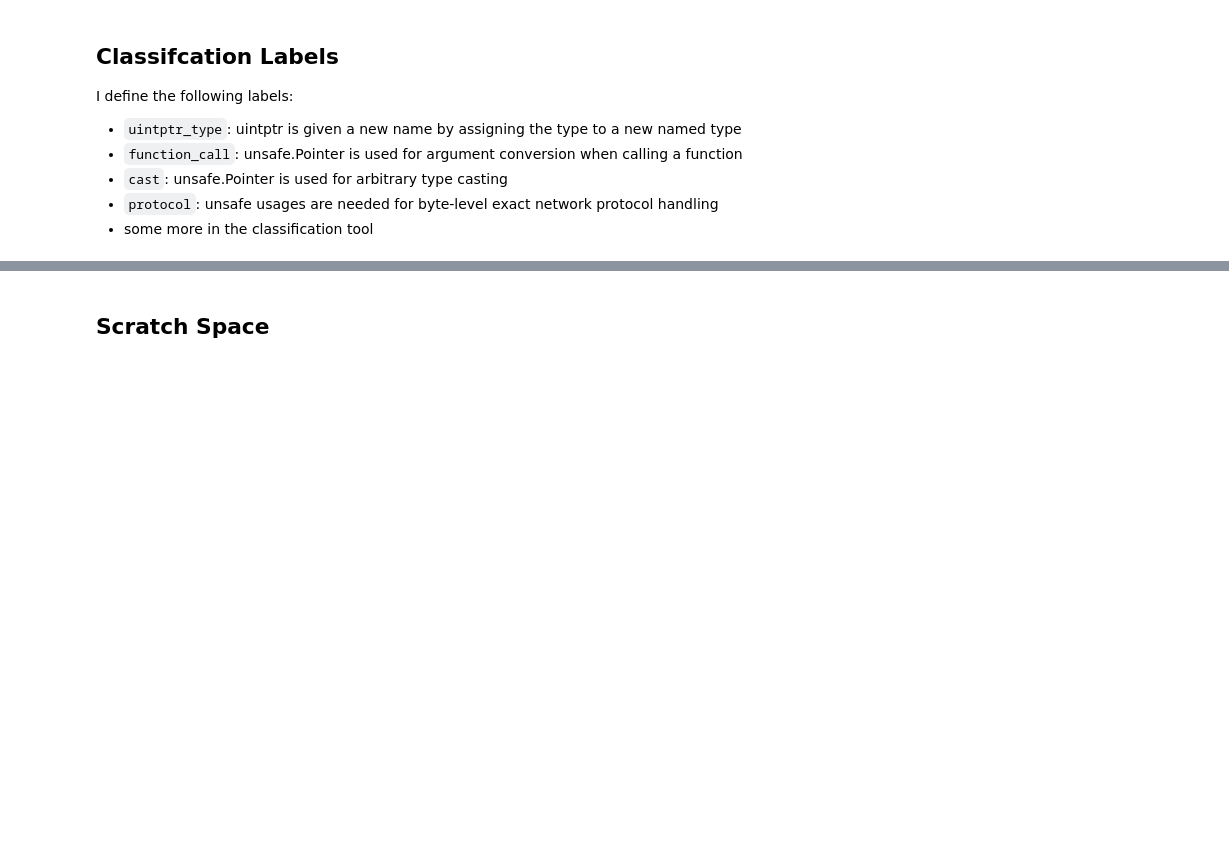
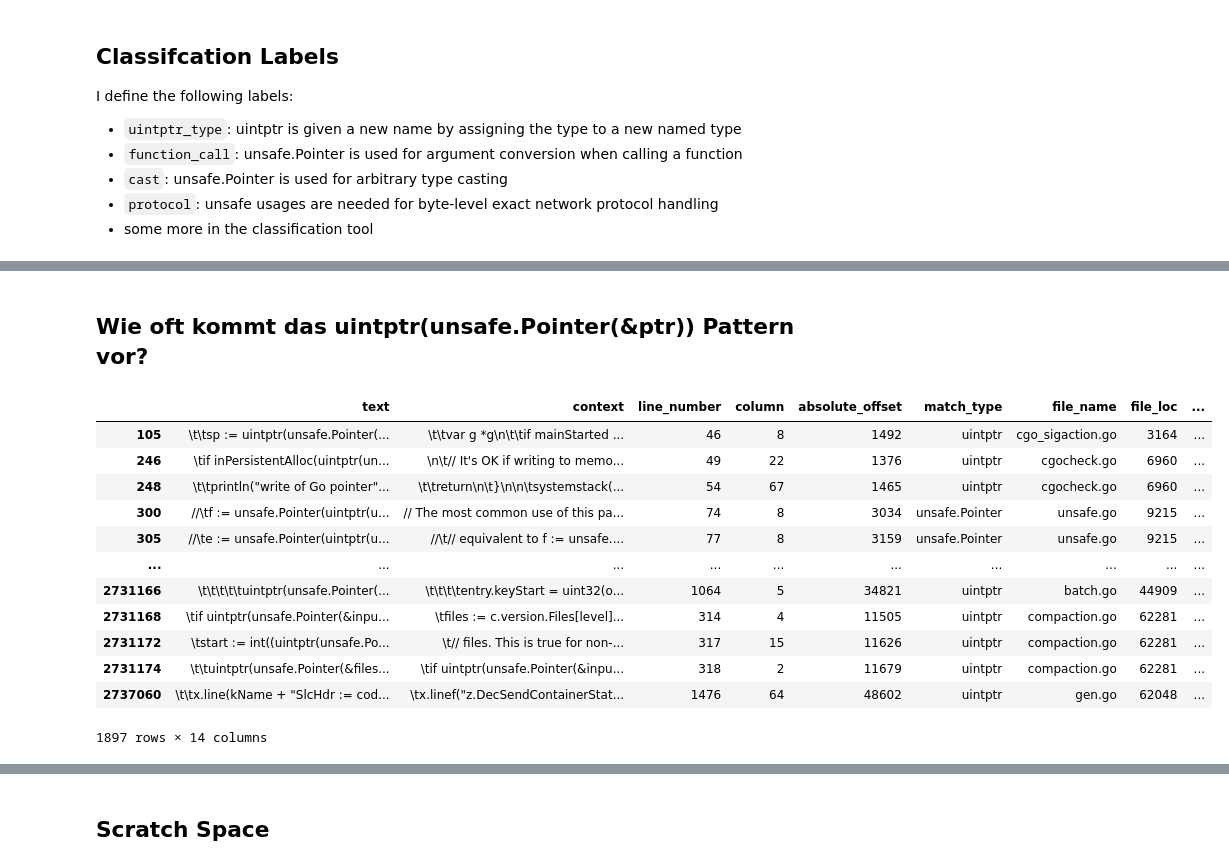
Before and after one commit to jlauinger/master-of-science, a Jupyter notebook: code/data-survey/analysis/data-exploration.ipynb, the cells around one changed output, grey strips where cells are left out. Cells and saved outputs as stored; diff of their text form; code cells hidden in the pictures; blank space fills up the shorter version.

```diff
--- a/code/data-survey/analysis/data-exploration.ipynb
+++ b/code/data-survey/analysis/data-exploration.ipynb
@@ -1368,0 +1457,20 @@ I define the following labels:
+# %% [markdown]
+## Wie oft kommt das uintptr(unsafe.Pointer(&ptr)) Pattern vor?
+# %%
+grep_df\
+    [grep_df['text'].str.contains('uintptr\(unsafe.Pointer\(')]\
+    .drop_duplicates(subset=['package_import_path', 'file_name', 'line_number'])
+# %% [output]
+|  | text | context | line_number | column | absolute_offset | match_type | file_name | file_loc | ... |
+| 105 | \t\tsp := uintptr(unsafe.Pointer(... | \t\tvar g *g\n\t\tif mainStarted ... | 46 | 8 | 1492 | uintptr | cgo_sigaction.go | 3164 | ... |
+| 246 | \tif inPersistentAlloc(uintptr(un... | \n\t// It's OK if writing to memo... | 49 | 22 | 1376 | uintptr | cgocheck.go | 6960 | ... |
+| 248 | \t\tprintln("write of Go pointer"... | \t\treturn\n\t}\n\n\tsystemstack(... | 54 | 67 | 1465 | uintptr | cgocheck.go | 6960 | ... |
+| 300 | //\tf := unsafe.Pointer(uintptr(u... | // The most common use of this pa... | 74 | 8 | 3034 | unsafe.Pointer | unsafe.go | 9215 | ... |
+| 305 | //\te := unsafe.Pointer(uintptr(u... | //\t// equivalent to f := unsafe.... | 77 | 8 | 3159 | unsafe.Pointer | unsafe.go | 9215 | ... |
+| ... | ... | ... | ... | ... | ... | ... | ... | ... | ... |
+| 2731166 | \t\t\t\t\tuintptr(unsafe.Pointer(... | \t\t\t\tentry.keyStart = uint32(o... | 1064 | 5 | 34821 | uintptr | batch.go | 44909 | ... |
+| 2731168 | \tif uintptr(unsafe.Pointer(&inpu... | \tfiles := c.version.Files[level]... | 314 | 4 | 11505 | uintptr | compaction.go | 62281 | ... |
+| 2731172 | \tstart := int((uintptr(unsafe.Po... | \t// files. This is true for non-... | 317 | 15 | 11626 | uintptr | compaction.go | 62281 | ... |
+| 2731174 | \t\tuintptr(unsafe.Pointer(&files... | \tif uintptr(unsafe.Pointer(&inpu... | 318 | 2 | 11679 | uintptr | compaction.go | 62281 | ... |
+| 2737060 | \t\tx.line(kName + "SlcHdr := cod... | \tx.linef("z.DecSendContainerStat... | 1476 | 64 | 48602 | uintptr | gen.go | 62048 | ... |
+1897 rows × 14 columns
```
Also changed, not shown: parts of 12 cells of this notebook.
